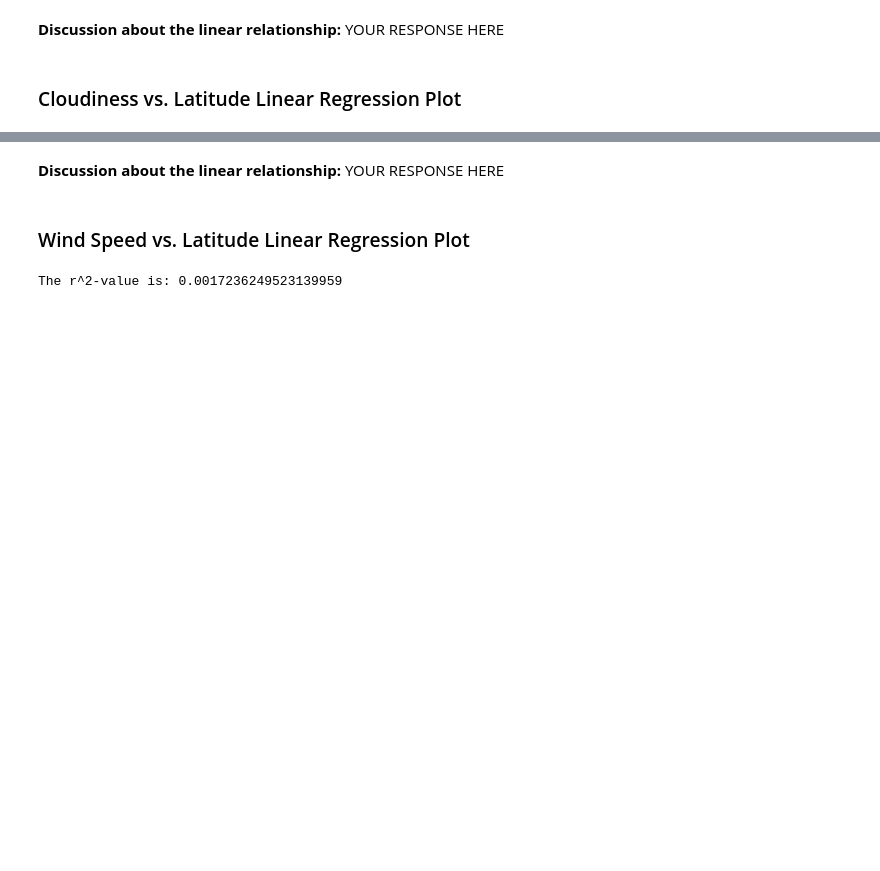
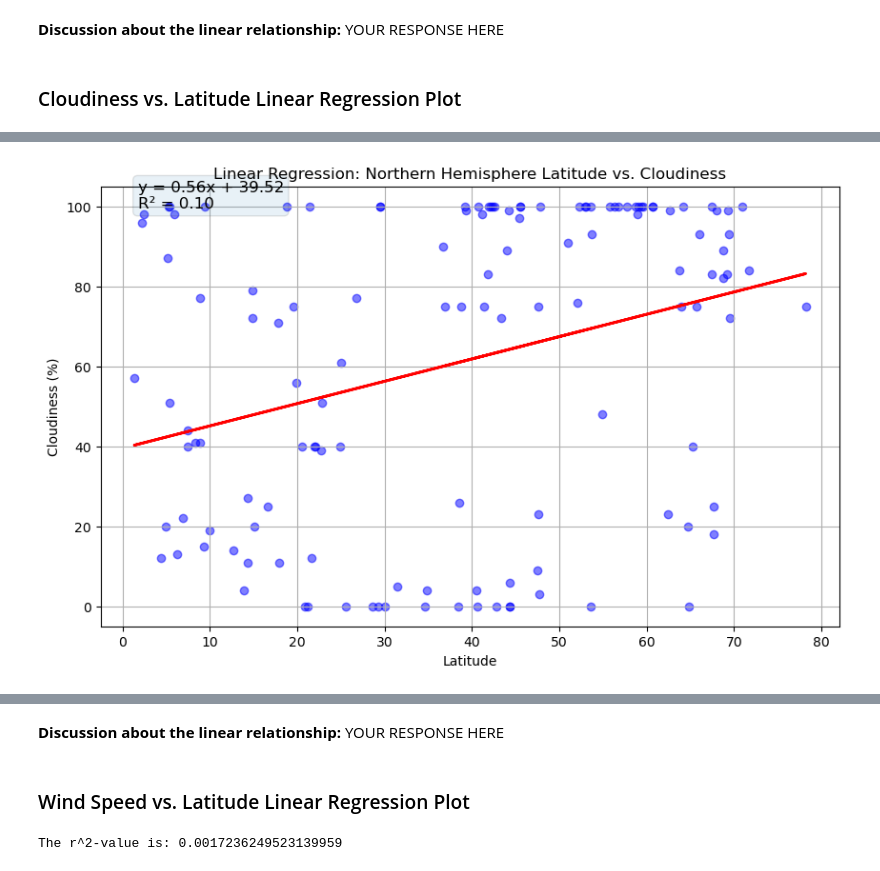
Before and after one commit to Kathyvng/python-api-challenge, a Jupyter notebook: WeatherPy/WeatherPy.ipynb, the cells around one changed output, grey strips where cells are left out. Cells and saved outputs as stored; diff of their text form; code cells hidden in the pictures; blank space fills up the shorter version.

```diff
--- a/WeatherPy/WeatherPy.ipynb
+++ b/WeatherPy/WeatherPy.ipynb
@@ -393,0 +393,12 @@ The r^2-value is: 0.018616831531634456
+# %%
+# Northern Hemisphere
+create_linear_regression_plot(
+    northern_hemi_df['Lat'],
+    northern_hemi_df['Cloudiness'],
+    'Latitude',
+    'Cloudiness (%)',
+    'Linear Regression: Northern Hemisphere Latitude vs. Cloudiness',
+    'output_data/Linear_Regression_NH_Cloudiness.png'
+)
+# %% [output]
+[figure, added]
```
Also changed, not shown: parts of 7 cells of this notebook, 6 other files.
